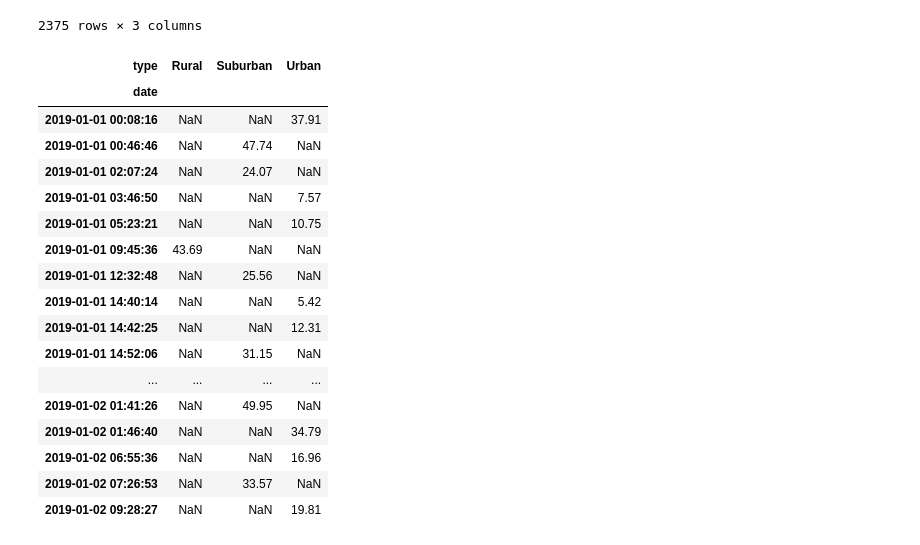
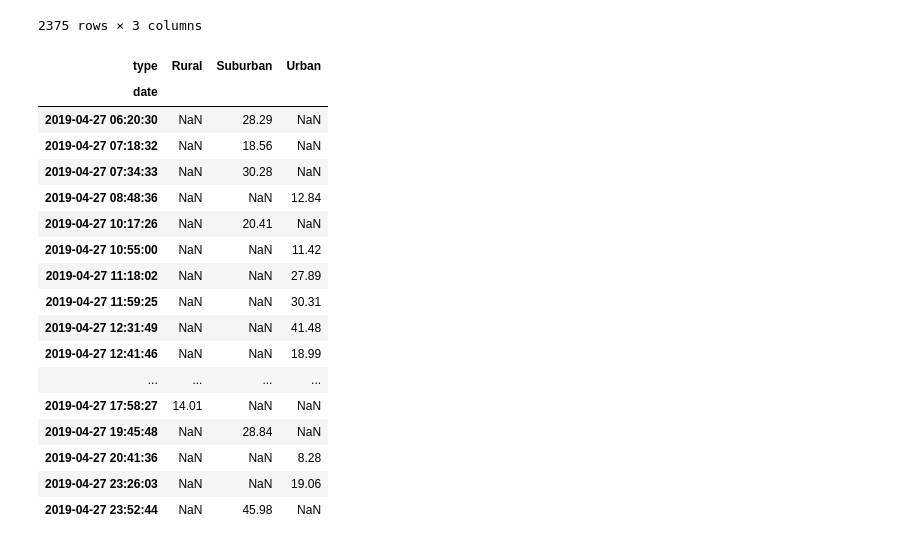
Before and after one commit to tn64/PyBer_Analysis, a Jupyter notebook: PyBer_Challenge.ipynb, the cells around one changed output. Cells and saved outputs as stored; diff of their text form; code cells hidden in the pictures.

```diff
--- a/PyBer_Challenge.ipynb
+++ b/PyBer_Challenge.ipynb
@@ -202,27 +178,27 @@ sum_fare_by_type_pivot
 # %%
 # 5. Creaete a new DataFrame from the pivot table DataFrame using loc on the given dates: '2019-01-01':'2019-04-29'.
 sum_fare_df = sum_fare_by_type_pivot
 sum_fare_df
 
 #Set date range for DataFrame
-fares_Jan_April = sum_fare_by_type_pivot.loc['2019-01-01':'2019-04-29']
-fares_Jan_April.head(20)
+fares_Jan_April = sum_fare_by_type_pivot.loc['2019-01-01':'2019-04-28']
+fares_Jan_April.tail(20)
 # %% [output]
 | type | Rural | Suburban | Urban |
 | date |  |  |  |
-| 2019-01-01 00:08:16 | NaN | NaN | 37.91 |
-| 2019-01-01 00:46:46 | NaN | 47.74 | NaN |
-| 2019-01-01 02:07:24 | NaN | 24.07 | NaN |
-| 2019-01-01 03:46:50 | NaN | NaN | 7.57 |
-| 2019-01-01 05:23:21 | NaN | NaN | 10.75 |
-| 2019-01-01 09:45:36 | 43.69 | NaN | NaN |
-| 2019-01-01 12:32:48 | NaN | 25.56 | NaN |
-| 2019-01-01 14:40:14 | NaN | NaN | 5.42 |
-| 2019-01-01 14:42:25 | NaN | NaN | 12.31 |
-| 2019-01-01 14:52:06 | NaN | 31.15 | NaN |
+| 2019-04-27 06:20:30 | NaN | 28.29 | NaN |
+| 2019-04-27 07:18:32 | NaN | 18.56 | NaN |
+| 2019-04-27 07:34:33 | NaN | 30.28 | NaN |
+| 2019-04-27 08:48:36 | NaN | NaN | 12.84 |
+| 2019-04-27 10:17:26 | NaN | 20.41 | NaN |
+| 2019-04-27 10:55:00 | NaN | NaN | 11.42 |
+| 2019-04-27 11:18:02 | NaN | NaN | 27.89 |
+| 2019-04-27 11:59:25 | NaN | NaN | 30.31 |
+| 2019-04-27 12:31:49 | NaN | NaN | 41.48 |
+| 2019-04-27 12:41:46 | NaN | NaN | 18.99 |
 | ... | ... | ... | ... |
-| 2019-01-02 01:41:26 | NaN | 49.95 | NaN |
-| 2019-01-02 01:46:40 | NaN | NaN | 34.79 |
-| 2019-01-02 06:55:36 | NaN | NaN | 16.96 |
-| 2019-01-02 07:26:53 | NaN | 33.57 | NaN |
-| 2019-01-02 09:28:27 | NaN | NaN | 19.81 |
+| 2019-04-27 17:58:27 | 14.01 | NaN | NaN |
+| 2019-04-27 19:45:48 | NaN | 28.84 | NaN |
+| 2019-04-27 20:41:36 | NaN | NaN | 8.28 |
+| 2019-04-27 23:26:03 | NaN | NaN | 19.06 |
+| 2019-04-27 23:52:44 | NaN | 45.98 | NaN |
```
Also changed, not shown: parts of 9 cells of this notebook, 1 other file.
